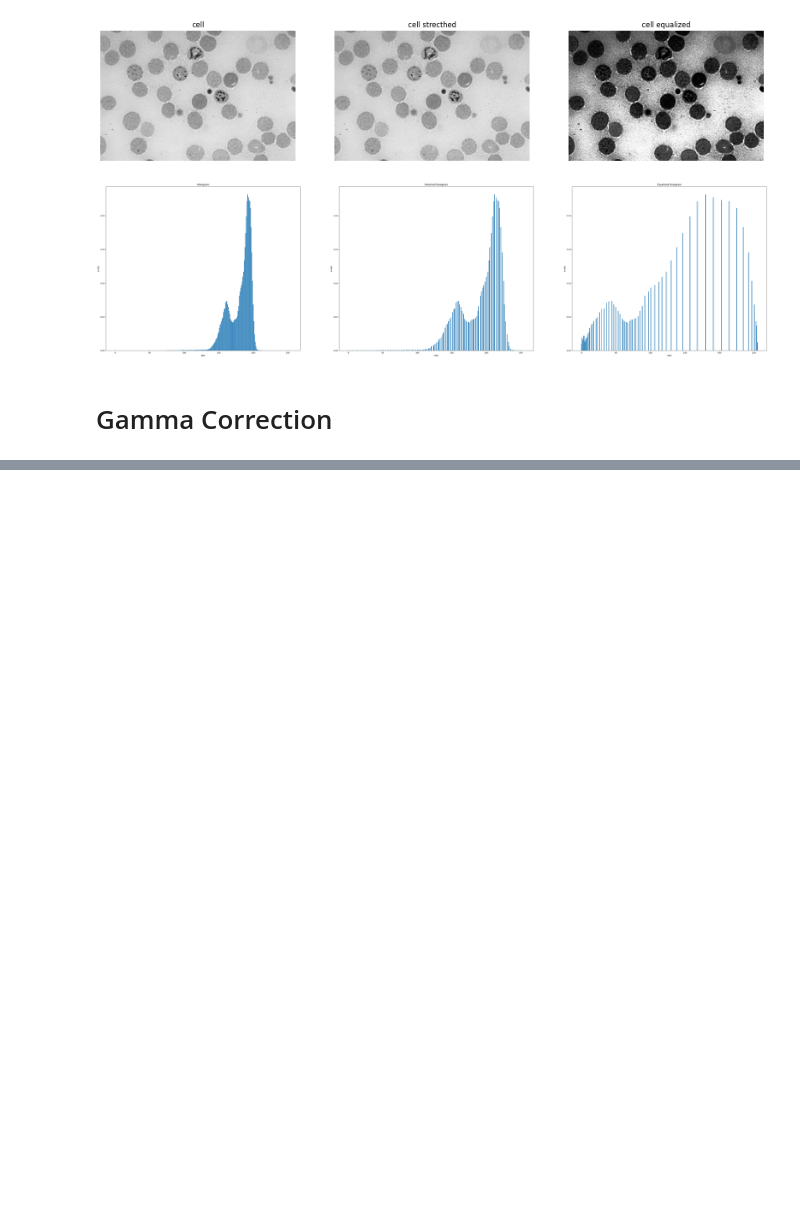
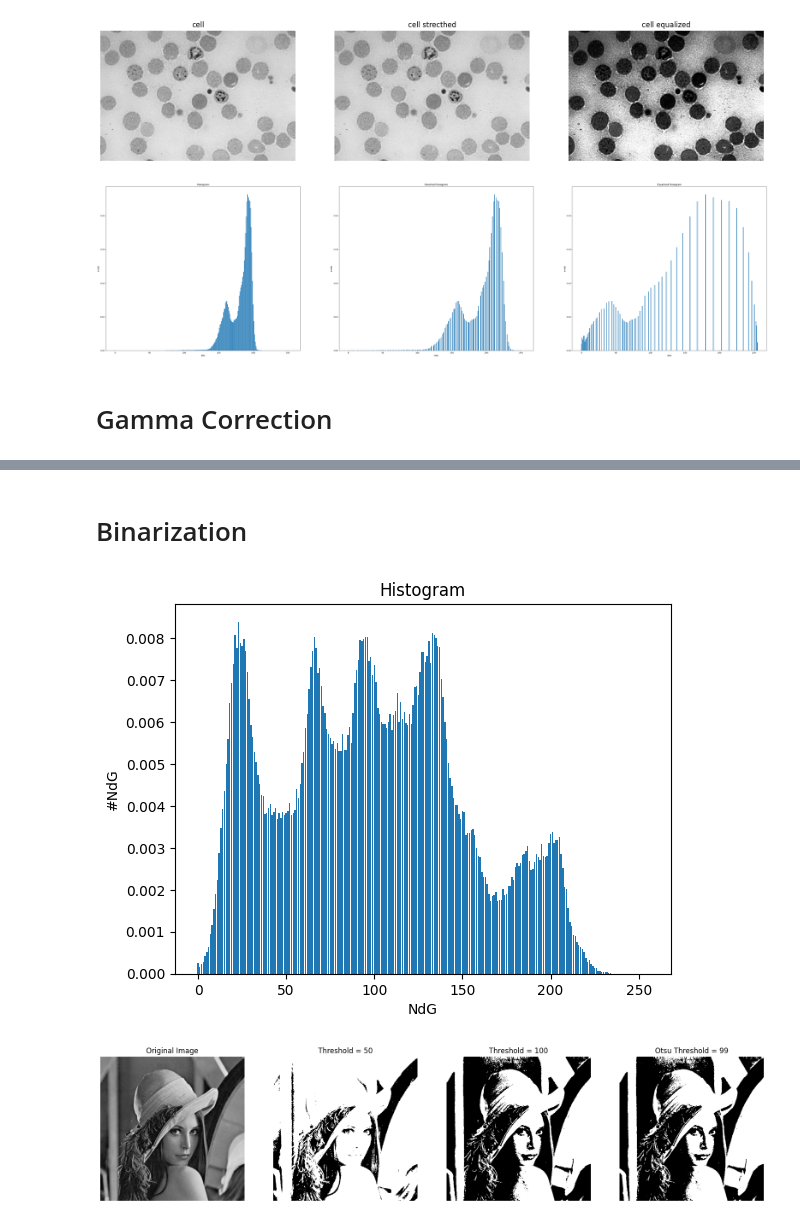
Before and after one commit to akef215/image_processing, a Jupyter notebook: cours_implementation.ipynb, the cells around one changed output, grey strips where cells are left out. Drawn from its saved outputs; the diff is of its cells as text; code cells hidden in the pictures; blank space fills up the shorter version.

Commit message:
Binarization using otsu method

```diff
--- a/cours_implementation.ipynb
+++ b/cours_implementation.ipynb
@@ -137,0 +179,2 @@ plt.show()
+# %% [markdown]
+# Binarization
@@ -137,0 +204,28 @@ plt.show()
+# %%
+def thresh(img, threshold=otsu(img)):
+    assert 0 <= threshold <= 255\
+        , "threshold must be in range(0,256)"
+
+    binary_img = np.zeros(shape=img.shape, dtype=np.uint8)
+    binary_img[img >= threshold] = 255
+    return binary_img, threshold
+# %%
+img_path = "img/lena1.jpg"
+img = read_img(img_path)
+thresh_1 = 50
+thresh_2 = 100
+
+# lot the histogram
+plot_hist(img, True)
+
+# Plot the images
+plt.figure(figsize=[20, 80])
+plt.subplot(141), show_img(img)
+plt.subplot(142), show_img(thresh(img, thresh_1)[0], f"Threshold = {thresh_1}")
+plt.subplot(143), show_img(thresh(img, thresh_2)[0], f"Threshold = {thresh_2}")
+binary_img, otsu = thresh(img)
+plt.subplot(144), show_img(binary_img, f"Otsu Threshold = {otsu}")
+plt.show()
+# %% [output]
+[figure, added]
+[figure, added]
```
Also changed, not shown: parts of 7 cells of this notebook, 1 other file.
